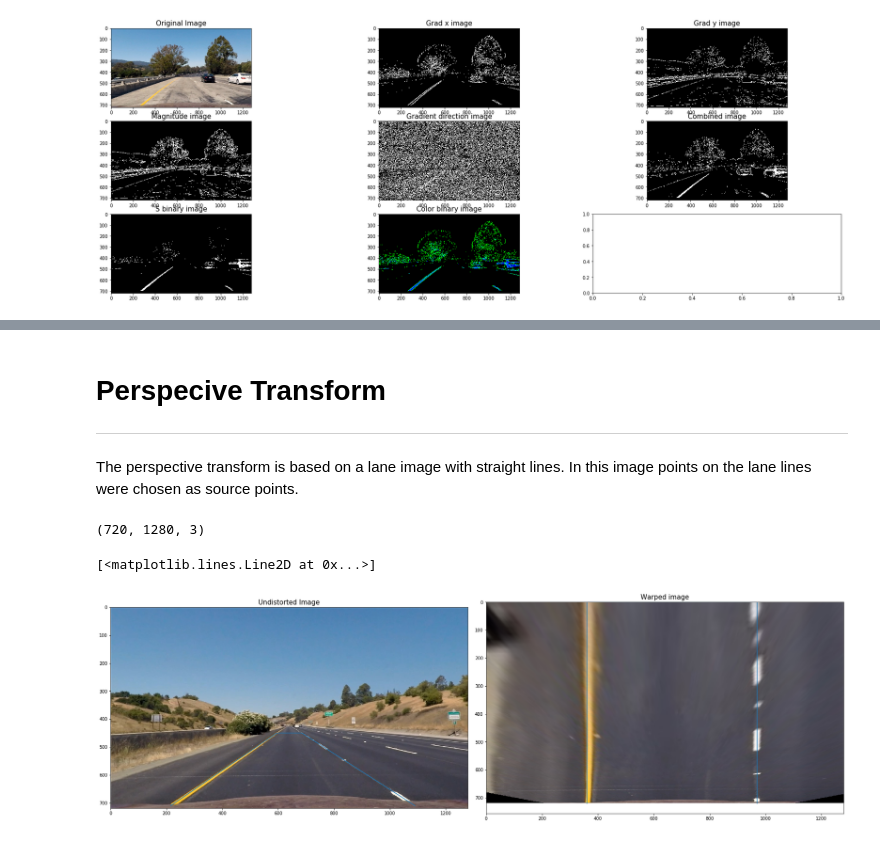
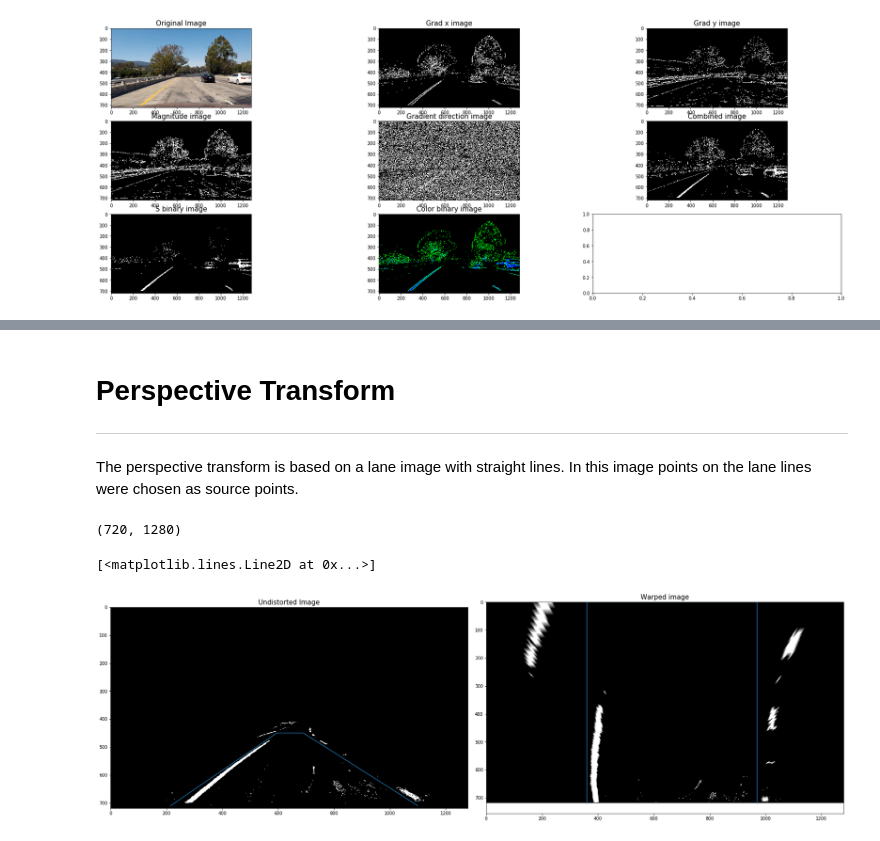
Before and after one commit to iceabella/Advanced-Lane-Finding, a Jupyter notebook: AdvancedLaneLines.ipynb, the cells around one changed output, grey strips where cells are left out. Saved outputs shown, nothing was run; the diff lists cells and outputs as text; code cells hidden in the pictures.

Commit message:
Add lane line detection.

```diff
--- a/AdvancedLaneLines.ipynb
+++ b/AdvancedLaneLines.ipynb
@@ -268,0 +300,19 @@ plt.show()
+# %%
+# Process image further
+
+# only region of interest
+imshape = np.shape(combined)
+vertices = np.array([[(100,imshape[0]),(imshape[1]/2-20,imshape[0]/2+50),(imshape[1]/2+40,imshape[0]/2+50),(imshape[1]-50,imshape[0])]], dtype=np.int32)
+masked_combined = region_of_interest(combined,vertices)
+print(vertices)
+
+# Plot the result
+f, axes = plt.subplots(1, 2, figsize=(24, 9))
+f.tight_layout()
+axes[0].imshow(combined, cmap='gray')
+axes[0].set_title('Before cropping Image', fontsize=15)
+axes[1].imshow(masked_combined, cmap='gray')
+axes[1].set_title('After cropping image', fontsize=15)
+axes[1].plot(680,410,'ro')
+
+#750
@@ -269,42 +326,47 @@ plt.show()
 # %% [markdown]
-# **Perspecive Transform**
+# **Perspective Transform**
 ---
 The perspective transform is based on a lane image with straight lines. In this image points on the lane lines were chosen as source points.
 # %%
 
 
 # image should be combined image from thresholding
 
 # gaussian blur image  (move to previous cell)
 
 #canny edge detection? hough transform?
 
 # load image and undistort
-img = mpimg.imread('test_images/straight_lines1.jpg')
-undist_img = cv2.undistort(img, mtx, dist, None, mtx)
+#img = mpimg.imread('test_images/straight_lines2.jpg')
+#undist_img = cv2.undistort(img, mtx, dist, None, mtx)
+
+
+
+undist_img = masked_combined
 
 # use straight camera image to find points, use these for all images
-src = np.float32([[215, 710], [595, 450], [685, 450], [1090, 710]])
+src = np.float32([[215, 710], [595, 450], [690, 450], [1100, 710]])
 dst = np.float32([[360,np.shape(undist_img)[0]], [360,0], [970,0], [970,np.shape(undist_img)[0]]])
 
 # Compute perspective transform
 M = cv2.getPerspectiveTransform(src, dst)
 print(np.shape(undist_img))
 
 # Warp the image
 warped = cv2.warpPerspective(undist_img, M, (np.shape(undist_img)[1],np.shape(undist_img)[0]), flags=cv2.INTER_LINEAR)
 
 f, axes = plt.subplots(1, 2, figsize=(24, 9))
 f.tight_layout()
-axes[0].imshow(undist_img)
+axes[0].imshow(undist_img,cmap='gray')
 axes[0].set_title('Undistorted Image', fontsize=15)
 # Plot additional points to check what to use for perspective transform
-axes[0].plot([215,595,685,1090], [710,450,450,710])
+axes[0].plot([215,595,690,1100], [710,450,450,710])
 #plt.show()
-axes[1].imshow(warped)
+axes[1].imshow(warped,cmap='gray')
 axes[1].set_title('Warped image', fontsize=15)
 axes[1].plot([360,360,970,970], [np.shape(undist_img)[0],0,0,np.shape(undist_img)[0]])
+#axes[1].plot(360,720,'ro')
 # %% [output]
-(720, 1280, 3)
+(720, 1280)
 [<matplotlib.lines.Line2D at 0x...>]
-[figure, old version]
+[figure, new version]
```
Also changed, not shown: parts of 14 cells of this notebook.
